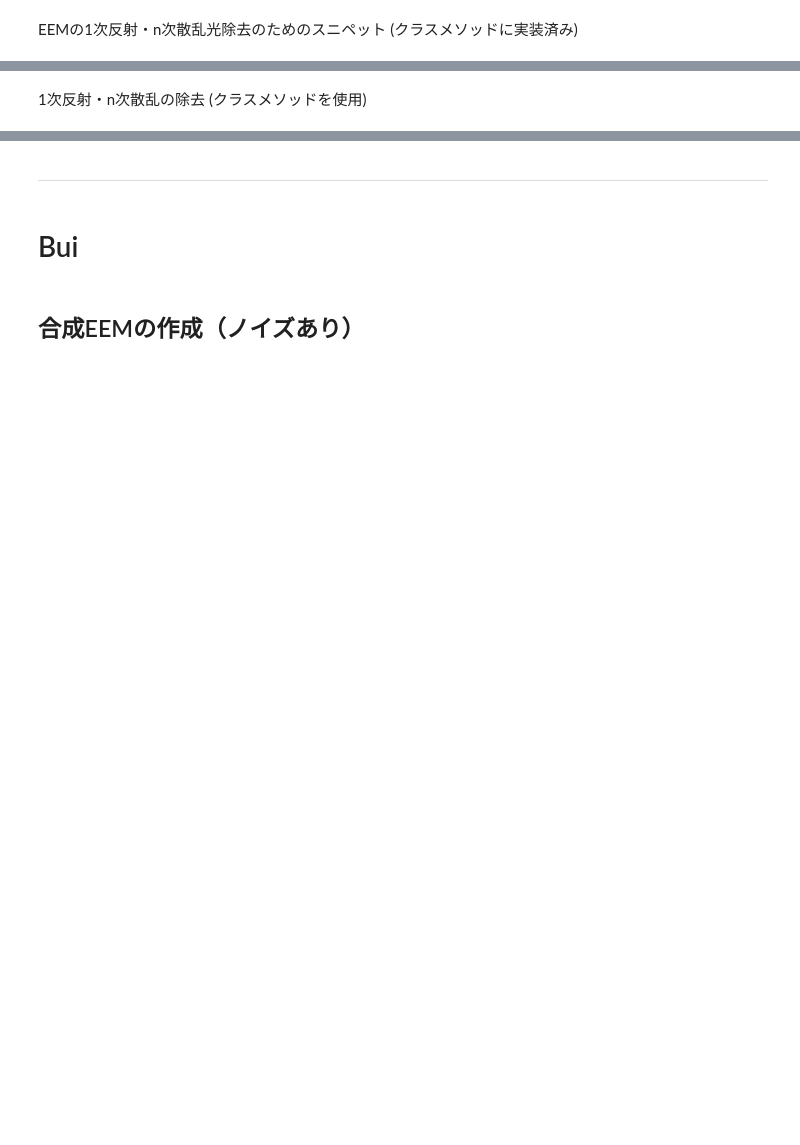
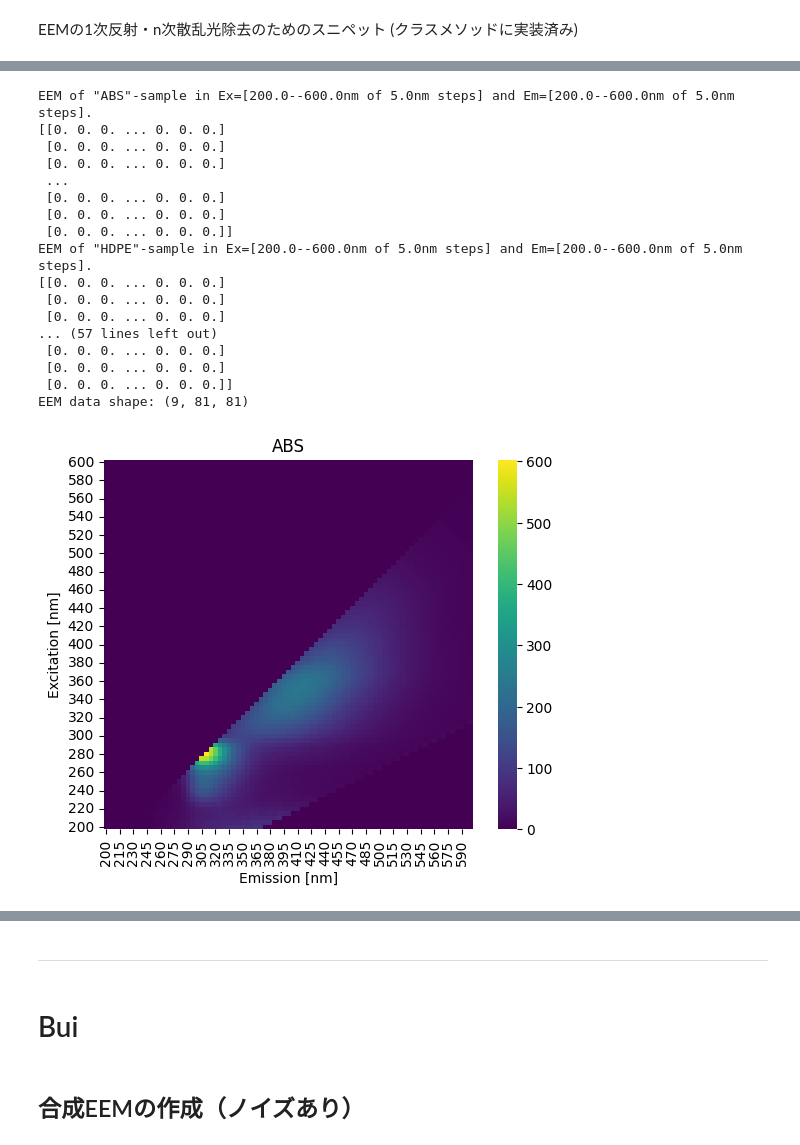
Before and after one commit to asksw24/mp-eem, a Jupyter notebook: 05_PARAFAC_analysis.ipynb, the cells around one changed output, grey strips where cells are left out. Saved outputs shown, nothing was run; the diff lists cells and outputs as text; code cells hidden in the pictures; blank space fills up the shorter version.

```diff
--- a/05_PARAFAC_analysis.ipynb
+++ b/05_PARAFAC_analysis.ipynb
@@ -25,7 +25,8 @@ from fluorescence_util import *
 # 'flux-onBoard.xlsx'
 # 'lead_noFlux.xlsx'
 
-srcbase = Path("./data/EEM_F-7000_2025-04-11/")
+# srcbase = Path("./data/EEM_F-7000_2025-04-11/")
+srcbase = Path("./data/EEM_F-7000_2025-05-29/")
 dstdir = Path("./dst/eem/filter")
 
 srcdata = [
@@ -132,18 +189,58 @@ _df[eem.ex_bands]
-# %% [markdown]
-1次反射・n次散乱の除去 (クラスメソッドを使用)
-# %%
-eem.remove_self_reflection_and_scattering_from_eem(margin_steps=6, inplace=True, )
-eem.plot_heatmap()
-plt.title(eem.sample)
-# %%
-for data in srcdata:
-    eem = fluorescence_util.EEMF7000(data.get('path'))
-    print(eem)
-
-    plt.figure()
-    # eem.plot_contour(level=100, show_sample_name=True)
-
-    eem.remove_self_reflection_and_scattering_from_eem(margin_steps=6, inplace=True, )
-    eem.plot_heatmap()
-
-    plt.title(eem.sample)
+# %%
+sample_data = []
+
+for data in srcdata:
+
+    eem = fluorescence_util.EEMF7000(data.get('path'))
+    print(eem)
+
+    plt.figure()
+
+    # ① 散乱ピーク除去
+    eem.remove_self_reflection_and_scattering_from_eem(margin_steps=6,
+                                                       remove_first_order=True,
+                                                       inplace=True)
+
+    # ② 追加で散乱領域全体を除去
+    eem.remove_scatter_regions(inplace=True)
+
+    # nan を 0 に置換
+    eem.eem_df = eem.eem_df.fillna(0)
+
+    eem.plot_heatmap()
+    plt.title(eem.sample)
+
+    eem_matrix = eem.mat  # numpy配列を取り出す
+    eem_matrix = np.nan_to_num(eem_matrix, nan=0.0)  # nanを0に置換
+    # サンプルごとにnumpy配列に追加
+    sample_data.append(eem_matrix)
+
+    print(eem_matrix)
+
+# numpy配列に保存
+eem_array = np.array(sample_data)
+
+# [放射波長，励起波長，9種類]の形で保存
+np.save('eem_data.npy', eem_array)
+
+# 形状確認
+print(f'EEM data shape: {eem_array.shape}')
+# %% [output]
+EEM of "ABS"-sample in Ex=[200.0--600.0nm of 5.0nm steps] and Em=[200.0--600.0nm of 5.0nm steps].
+[[0. 0. 0. ... 0. 0. 0.]
+ [0. 0. 0. ... 0. 0. 0.]
+ [0. 0. 0. ... 0. 0. 0.]
+ ...
+ [0. 0. 0. ... 0. 0. 0.]
+ [0. 0. 0. ... 0. 0. 0.]
+ [0. 0. 0. ... 0. 0. 0.]]
+EEM of "HDPE"-sample in Ex=[200.0--600.0nm of 5.0nm steps] and Em=[200.0--600.0nm of 5.0nm steps].
+[[0. 0. 0. ... 0. 0. 0.]
+ [0. 0. 0. ... 0. 0. 0.]
+ [0. 0. 0. ... 0. 0. 0.]
+... (57 lines left out)
+ [0. 0. 0. ... 0. 0. 0.]
+ [0. 0. 0. ... 0. 0. 0.]
+ [0. 0. 0. ... 0. 0. 0.]]
+EEM data shape: (9, 81, 81)
+[figure, added]
```
Also changed, not shown: parts of 7 cells of this notebook, 1 other file.
